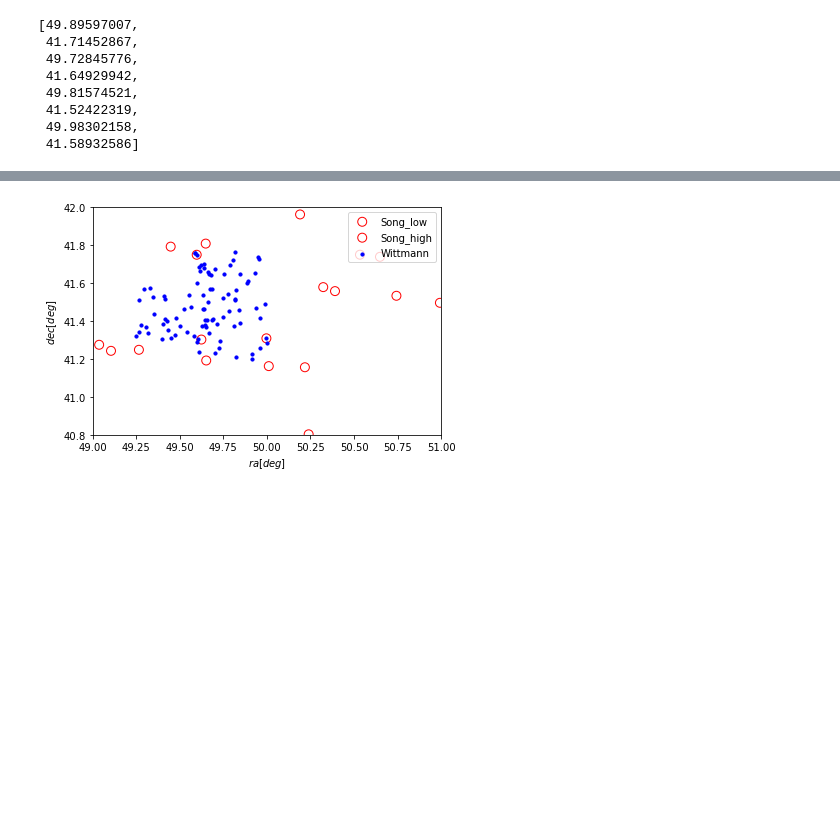
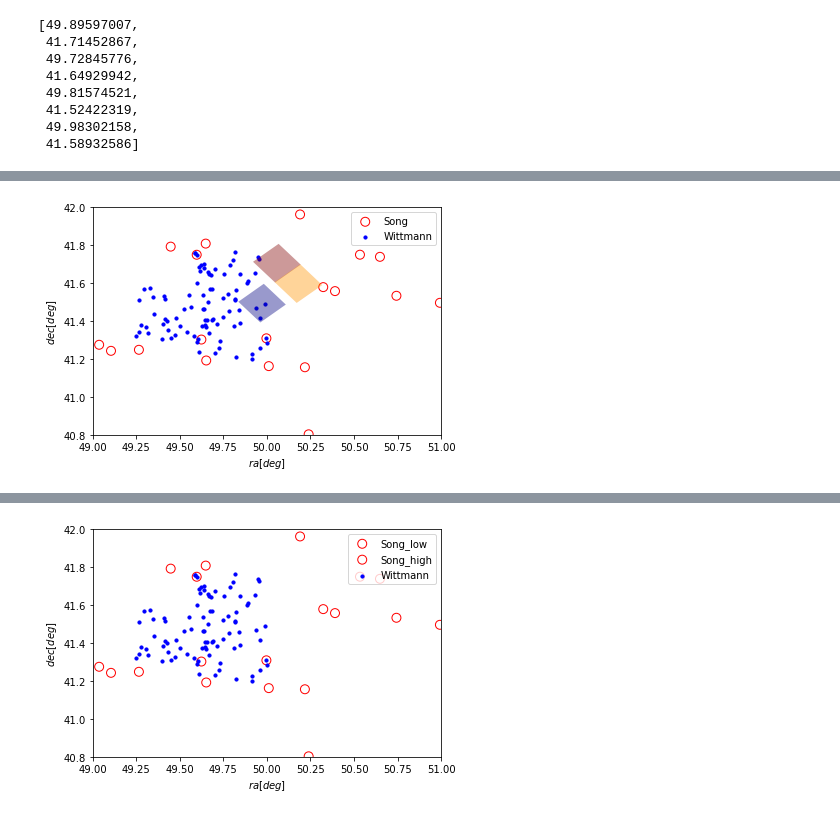
Before and after one commit to tlmakinen/ultra-diffuse-galaxies, a Jupyter notebook: perseus_plot.ipynb, the cells around one changed output, grey strips where cells are left out. Drawn from its saved outputs; the diff is of its cells as text; code cells hidden in the pictures; blank space fills up the shorter version.

```diff
--- a/perseus_plot.ipynb
+++ b/perseus_plot.ipynb
@@ -253,16 +292,0 @@ plist
-# %%
-import glob, os
-def image_file(imagenum):  # takes each file's number and returns a string filename
-    fname = 'regfiles/%s.reg' %imagenum
-    return fname
-
-def reg_filelist(imagenumarray):
-    flist = imagenumarray
-    newlist = []
-    for imnum in flist:
-        newlist.append(image_file(imnum))
-    return newlist
-
-numarray = [17274, 4948, 4953]
-reg_list = reg_filelist(numarray)
-reg_list
@@ -270,0 +293,80 @@ reg_list
+# %%
+import numpy as np
+import matplotlib.pyplot as plt
+import matplotlib
+from matplotlib.patches import Polygon
+from matplotlib.collections import PatchCollection
+from astropy.table import Table
+import scipy, pylab
+
+def perseus_panelplot(ds9number, panelarray):
+
+    songhigh = Table.read('song-high-sb.csv')              # Takes in Whittmann's and Song's data
+    songlow = Table.read('song-low-sb.csv')
+    wittmann = Table.read('wittmann-2017.csv')
+    songra = np.append(songhigh['ra'], songlow['ra'])      # add the Song files together
+    songdec = np.append(songhigh['dec'], songlow['dec'])
+    ax1 = pylab.subplot(111)
+    ax1.scatter(songra, songdec, s=80, facecolors='none', edgecolors='r', label='Song')
+    ax1.scatter(wittmann['ra'], wittmann['dec'], s=10, c = 'b', marker = "o", label = 'Wittmann')
+
+    plt.legend(loc='upper right');
+
+    pylab.ylim([40.8, 42.0])
+    pylab.xlim([49.0, 51.0])
+    plt.xlabel('$ra [deg]$')
+    plt.ylabel('$dec [deg]$')
+    plt.tight_layout()
+
+
+    imagenum = ds9number                                    # which file are we looking at?
+
+    paneltags = []                                          # list of panel tags
+    for j in range(len(panelarray)):
+        paneltags.append("tag={%s}" %panelarray[j])     # creates a reference tag for each panel number in the input
+
+
+    r = pyregion.open(image_file(imagenum))             # Use pyregion.open to get the information from the region file
+
+    xyarrays = []                                           # stores the desireable panels' xy-coordinates from r[index]
+    commentarray = []
+
+
+    for i in range(len(r)):
+        for j in range(len(paneltags)):
+            if r[i].comment == paneltags[j]:
+                xyarrays.append(r[i].coord_list)
+                commentarray.append(r[i].comment)       #EDIT TO GET THE DICTIONARY COLOR NUMS IN ORDER WITH THE PANEL COORDS
+
+    colorarray = np.zeros(len(commentarray))
+    for c in range(len(commentarray)):
+        if "I3" in commentarray[c]:
+            colorarray[c] = 25
+        elif "I2" in commentarray[c]:
+            colorarray[c] = 30
+        elif "I1" in commentarray[c]:
+            colorarray[c] = 45
+        elif "I0" in commentarray[c]:
+            colorarray[c] = 20
+        elif "S3" in commentarray[c]:
+            colorarray[c] = 10
+
+    patches = []                                            # initialize list of patches
+
+    for i in range(len(xyarrays)):                          # hard-code the polynomials using four calculated panel points
+        xy = xyarrays[i]
+        panel = Polygon([[xy[0],xy[1]], [xy[2],xy[3]], [xy[4],xy[5]], [xy[6],xy[7]]], True)
+        patches.append(panel)
+
+
+    p = PatchCollection(patches, cmap=matplotlib.cm.jet, alpha=0.4)
+
+    colors = colorarray
+    p.set_array(np.array(colors))
+
+    ax1.add_collection(p)
+    plt.show()
+    print(commentarray[1])
+perseus_panelplot(4949, ['I3', 'S3', 'I2', 'I0' 'I1'])
+# %% [output]
+[figure, added]
```
Also changed, not shown: parts of 12 cells of this notebook.
